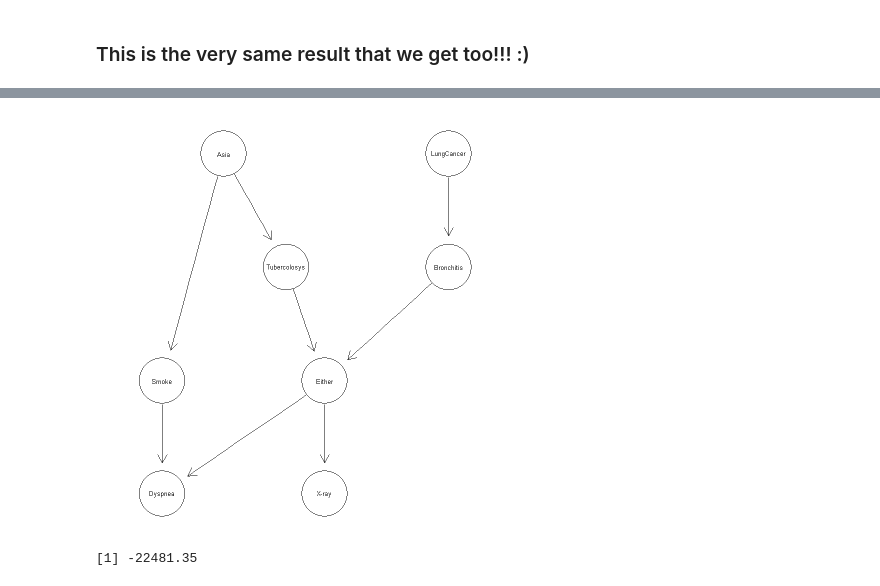
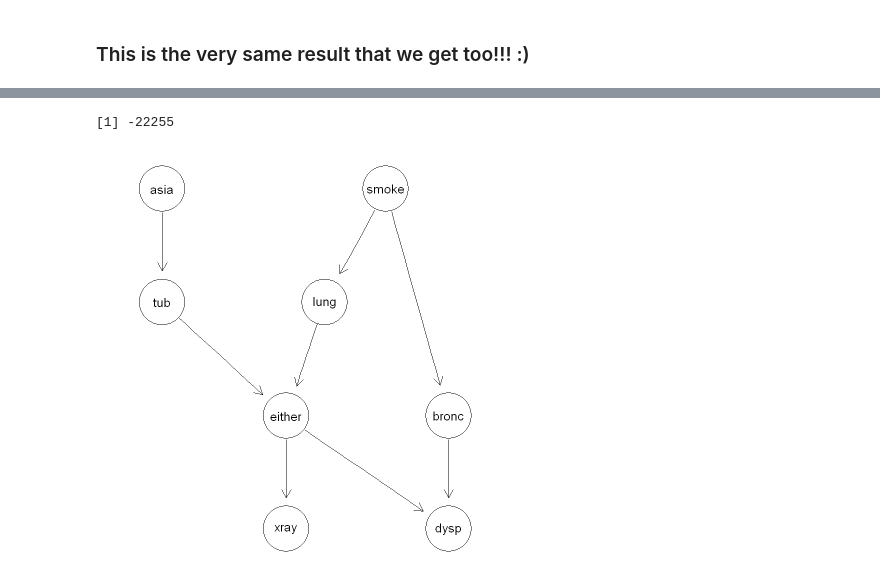
Before and after one commit to GiovanniZago/Bayesian-Networks, a Jupyter notebook: K2_asia_analysis.ipynb, the cells around one changed output, grey strips where cells are left out. Cells and saved outputs as stored; diff of their text form; code cells hidden in the pictures.

Commit message:
Changed dataset

```diff
--- a/K2_asia_analysis.ipynb
+++ b/K2_asia_analysis.ipynb
@@ -33,0 +15,12 @@ bnstruct :: imputation finished.
+# %%
+# convert the dataset into a series of integers
+asia.modified = asia
+asia.modified[asia == "yes"] = 2
+asia.modified[asia == "no"] = 1
+
+for (i in 1:length(names(asia.modified))) {
+    name = names(asia.modified)[i]
+    asia.modified[, name] = as.factor(as.character(asia.modified[, name]))
+}
+
+head(asia.modified)
@@ -34,8 +37,7 @@ bnstruct :: imputation finished.
 # %%
-mode(data) = 'character'
-DF = data.frame(data, stringsAsFactors = TRUE)
+DF = data.frame(asia.modified, stringsAsFactors = TRUE)
 
-colnames(DF) <- asia()@variables
+colnames(DF) <- names(asia)
 head(DF)
 # %% [output]
 A data.frame: 6 × 8
@@ -50,5 +52,5 @@ A data.frame: 6 × 8
 # %%
 today = 03072023 # default seed = 12345
 # %%
-struct = K2(n = ncol(DF), u = 8, D = DF, seed=today, num.iterations=50)
+struct = K2(n = ncol(DF), u = 3, D = DF, seed=today, num.iterations=5)
 # %% [output]
@@ -235,0 +182,3 @@ modelstring(learned)
+# %%
+# what if we add an arc from asia to tub? Is it better?
+dag <- set.arc(dag, from = "asia", to = "tub")
@@ -236,8 +199,8 @@ modelstring(learned)
+# %%
+score(dag, data = DF, type = 'bde')
+# %% [output]
+[1] -22255
 # %%
-graphviz.plot(learned)
+graphviz.plot(dag)
 # %% [output]
-[figure, old version]
+[figure, new version]
-# %%
-score(learned, data = DF, type = "bic")
-# %% [output]
-[1] -22481.35
```
Also changed, not shown: parts of 20 cells of this notebook, 5 other files.
